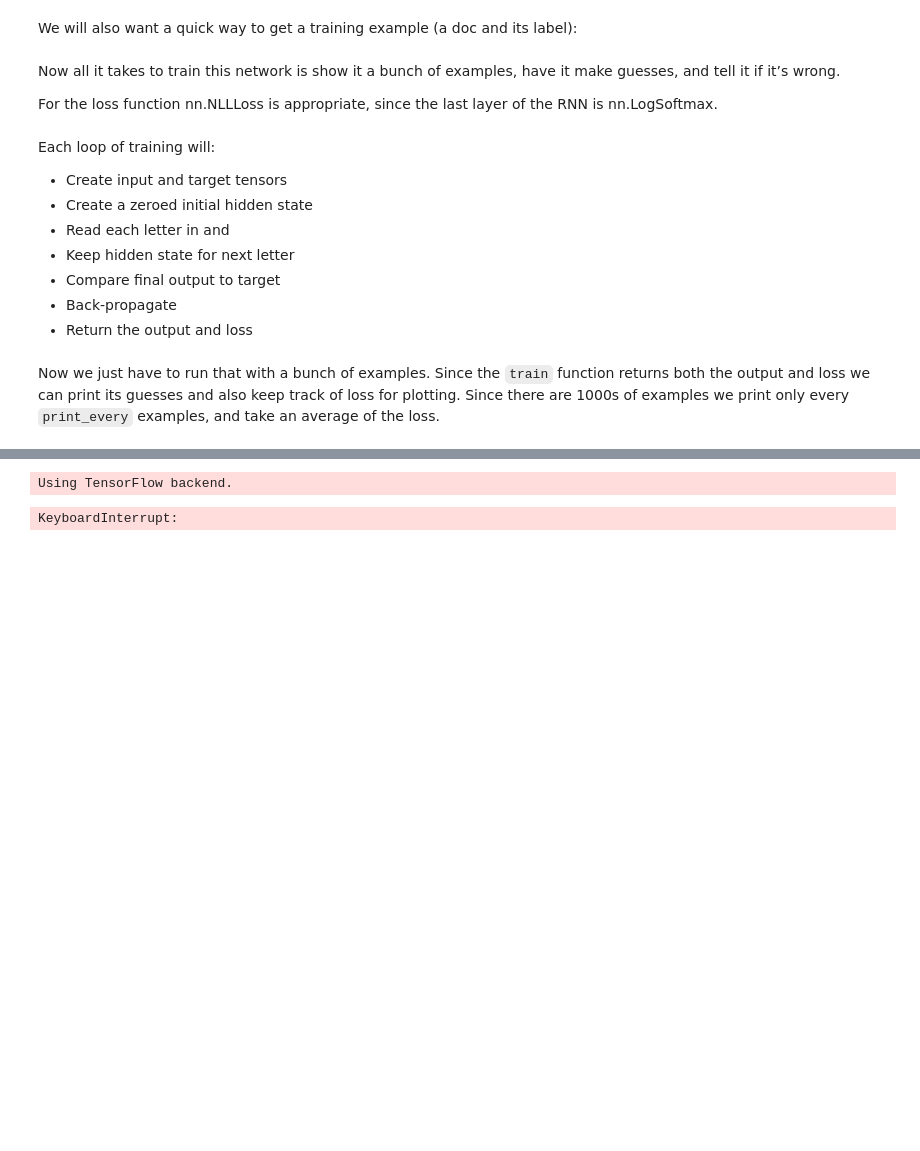
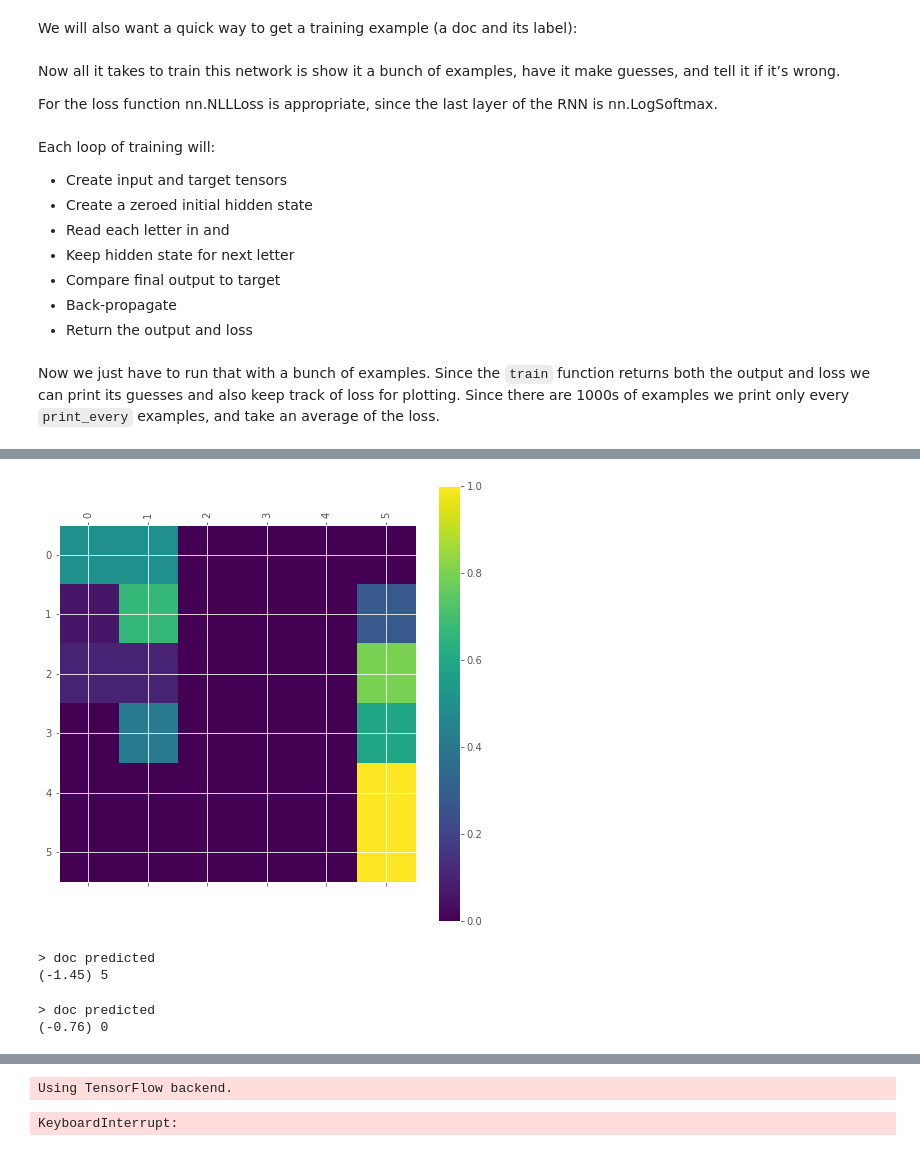
Before and after one commit to Beige-Coffee/Wikipedia-Knowledge-Graph, a Jupyter notebook: src/neural_network_model.ipynb, the cells around one changed output, grey strips where cells are left out. Drawn from its saved outputs; the diff is of its cells as text; code cells hidden in the pictures; blank space fills up the shorter version.

```diff
--- a/src/neural_network_model.ipynb
+++ b/src/neural_network_model.ipynb
@@ -251,0 +281,44 @@ KeyboardInterrupt:
+# %%
+# Keep track of correct guesses in a confusion matrix
+confusion = torch.zeros(n_labels, n_labels)
+n_confusion = 100
+
+# Just return an output given a line
+def evaluate(doc_tensor):
+    hidden = rnn.initHidden()
+
+    for i in range(doc_tensor.size()[0]):
+        output, hidden = rnn(doc_tensor[i], hidden)
+
+    return output
+
+# Go through a bunch of examples and record which are correctly guessed
+for i in range(n_confusion):
+    label, doc, label_tensor, doc_tensor = randomTrainingExample()
+    output = evaluate(doc_tensor)
+    guess, guess_i = label_from_output(output)
+    label_i = all_labels.index(label)
+    confusion[label_i][guess_i] += 1
+
+# Normalize by dividing every row by its sum
+for i in range(n_labels):
+    confusion[i] = confusion[i] / confusion[i].sum()
+# %%
+# Set up plot
+fig = plt.figure(figsize=(8,8))
+ax = fig.add_subplot(111)
+cax = ax.matshow(confusion.numpy())
+fig.colorbar(cax)
+
+# Set up axes
+ax.set_xticklabels([''] + all_labels, rotation=90)
+ax.set_yticklabels([''] + all_labels)
+
+# Force label at every tick
+ax.xaxis.set_major_locator(ticker.MultipleLocator(1))
+ax.yaxis.set_major_locator(ticker.MultipleLocator(1))
+
+# sphinx_gallery_thumbnail_number = 2
+plt.show()
+# %% [output]
+[figure, added]
@@ -251,0 +340,5 @@ KeyboardInterrupt:
+# %%
+predict('asd')
+# %% [output]
+> doc predicted
+(-1.45) 5
@@ -251,0 +363,5 @@ KeyboardInterrupt:
+# %%
+predict(tex)
+# %% [output]
+> doc predicted
+(-0.76) 0
```
Also changed, not shown: parts of 26 cells of this notebook, 5 other files.
